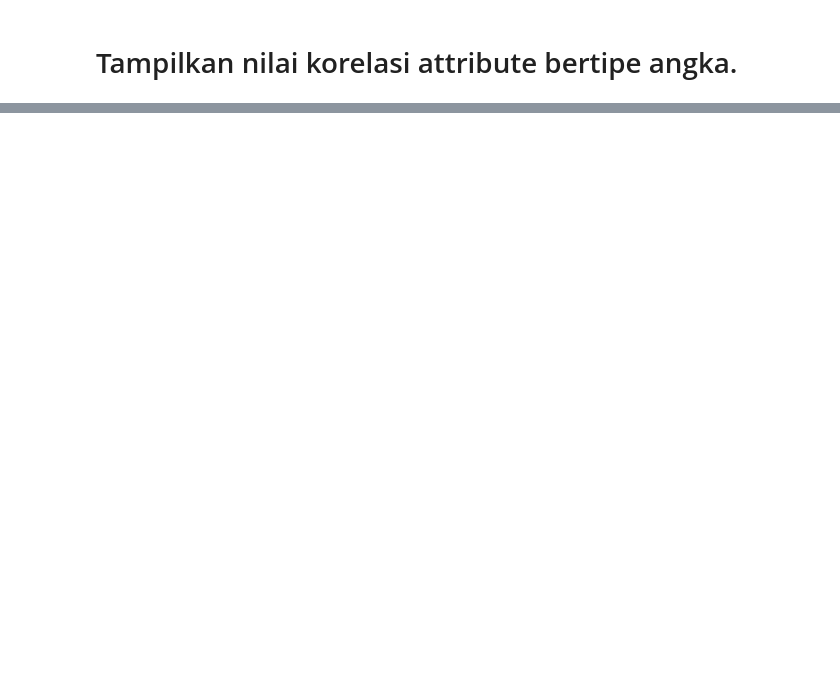
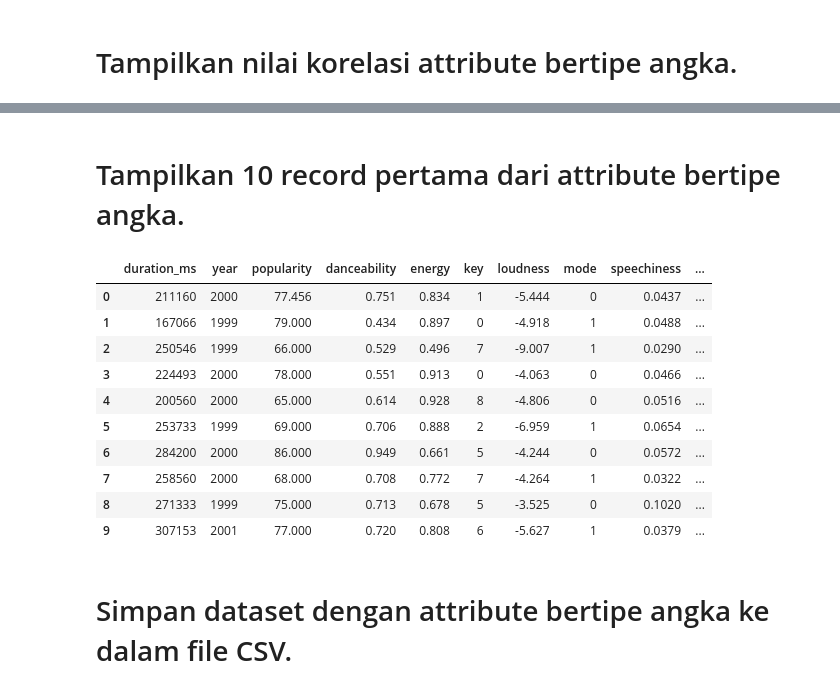
Before and after one commit to Bennyhp/Praktikum-KB, a Jupyter notebook: Postest_KB_2/posttest_2.ipynb, the cells around one changed output, grey strips where cells are left out. Drawn from its saved outputs; the diff is of its cells as text; code cells hidden in the pictures; blank space fills up the shorter version.

```diff
--- a/Postest_KB_2/posttest_2.ipynb
+++ b/Postest_KB_2/posttest_2.ipynb
@@ -115,0 +160,2 @@ df.describe()
+# %%
+df['popularity'] = df['popularity'].astype(dtype='float64')
@@ -115,0 +164,4 @@ df.describe()
+# %%
+df['popularity'].iloc[0] = df['popularity'].iloc[0]+0.456
+
+df['popularity']
@@ -115,0 +185,18 @@ df.describe()
+# %% [markdown]
+# Tampilkan 10 record pertama dari attribute bertipe angka.
+# %%
+df.select_dtypes(include=['int64', 'float64']).head(10)
+# %% [output]
+|  | duration_ms | year | popularity | danceability | energy | key | loudness | mode | speechiness | ... |
+| 0 | 211160 | 2000 | 77.456 | 0.751 | 0.834 | 1 | -5.444 | 0 | 0.0437 | ... |
+| 1 | 167066 | 1999 | 79.000 | 0.434 | 0.897 | 0 | -4.918 | 1 | 0.0488 | ... |
+| 2 | 250546 | 1999 | 66.000 | 0.529 | 0.496 | 7 | -9.007 | 1 | 0.0290 | ... |
+| 3 | 224493 | 2000 | 78.000 | 0.551 | 0.913 | 0 | -4.063 | 0 | 0.0466 | ... |
+| 4 | 200560 | 2000 | 65.000 | 0.614 | 0.928 | 8 | -4.806 | 0 | 0.0516 | ... |
+| 5 | 253733 | 1999 | 69.000 | 0.706 | 0.888 | 2 | -6.959 | 1 | 0.0654 | ... |
+| 6 | 284200 | 2000 | 86.000 | 0.949 | 0.661 | 5 | -4.244 | 0 | 0.0572 | ... |
+| 7 | 258560 | 2000 | 68.000 | 0.708 | 0.772 | 7 | -4.264 | 1 | 0.0322 | ... |
+| 8 | 271333 | 1999 | 75.000 | 0.713 | 0.678 | 5 | -3.525 | 0 | 0.1020 | ... |
+| 9 | 307153 | 2001 | 77.000 | 0.720 | 0.808 | 6 | -5.627 | 1 | 0.0379 | ... |
+# %% [markdown]
+# Simpan dataset dengan attribute bertipe angka ke dalam file CSV.
```
Also changed, not shown: parts of 10 cells of this notebook, 1 other file.
